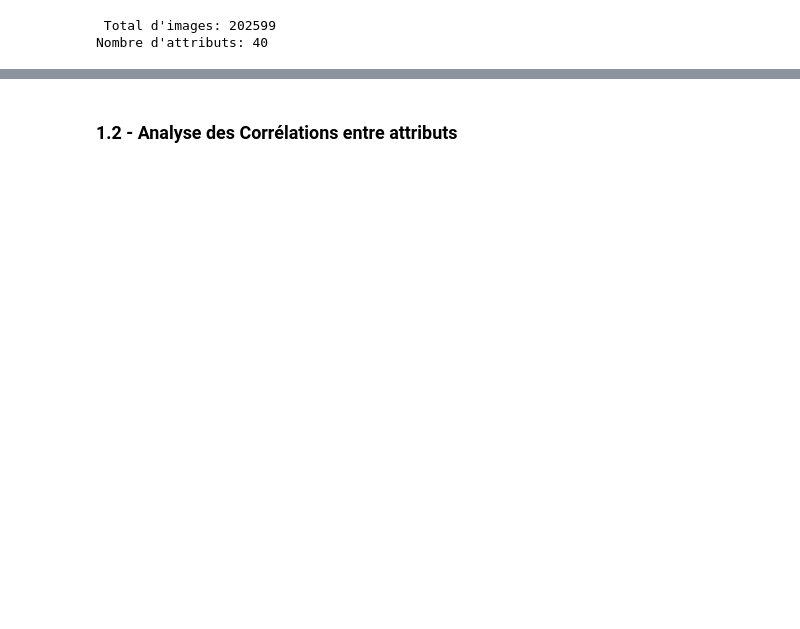
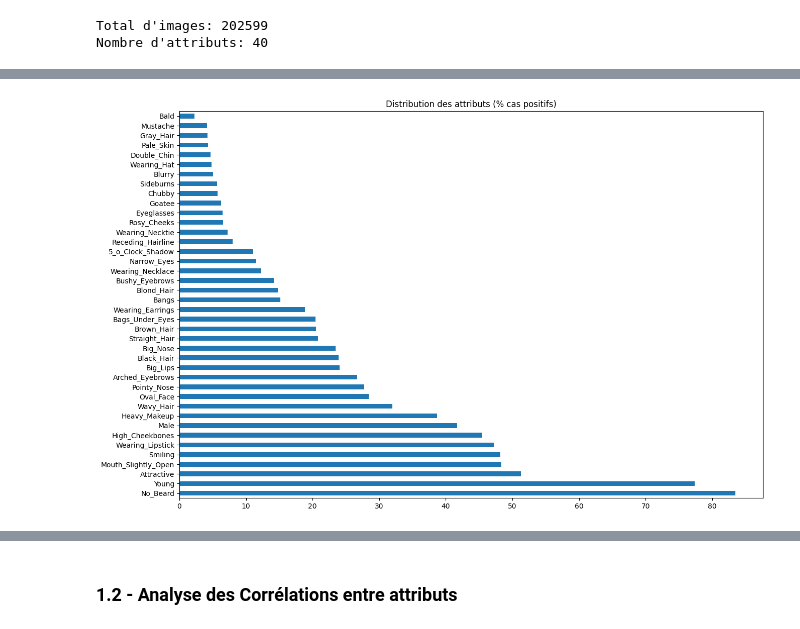
Before and after one commit to daphnemaschas/REXIA, a Jupyter notebook: notebooks/données_images.ipynb, the cells around one changed output, grey strips where cells are left out. Cells and saved outputs as stored; diff of their text form; code cells hidden in the pictures; blank space fills up the shorter version.

```diff
--- a/notebooks/données_images.ipynb
+++ b/notebooks/données_images.ipynb
@@ -155,0 +128,7 @@ Bald                :   2.24% (n=4547)
+# %%
+plt.figure(figsize=(15, 10))
+attr_distribution.plot(kind='barh')
+plt.title('Distribution des attributs (% cas positifs)')
+plt.show()
+# %% [output]
+[figure, added]
```
Also changed, not shown: parts of 20 cells of this notebook.
